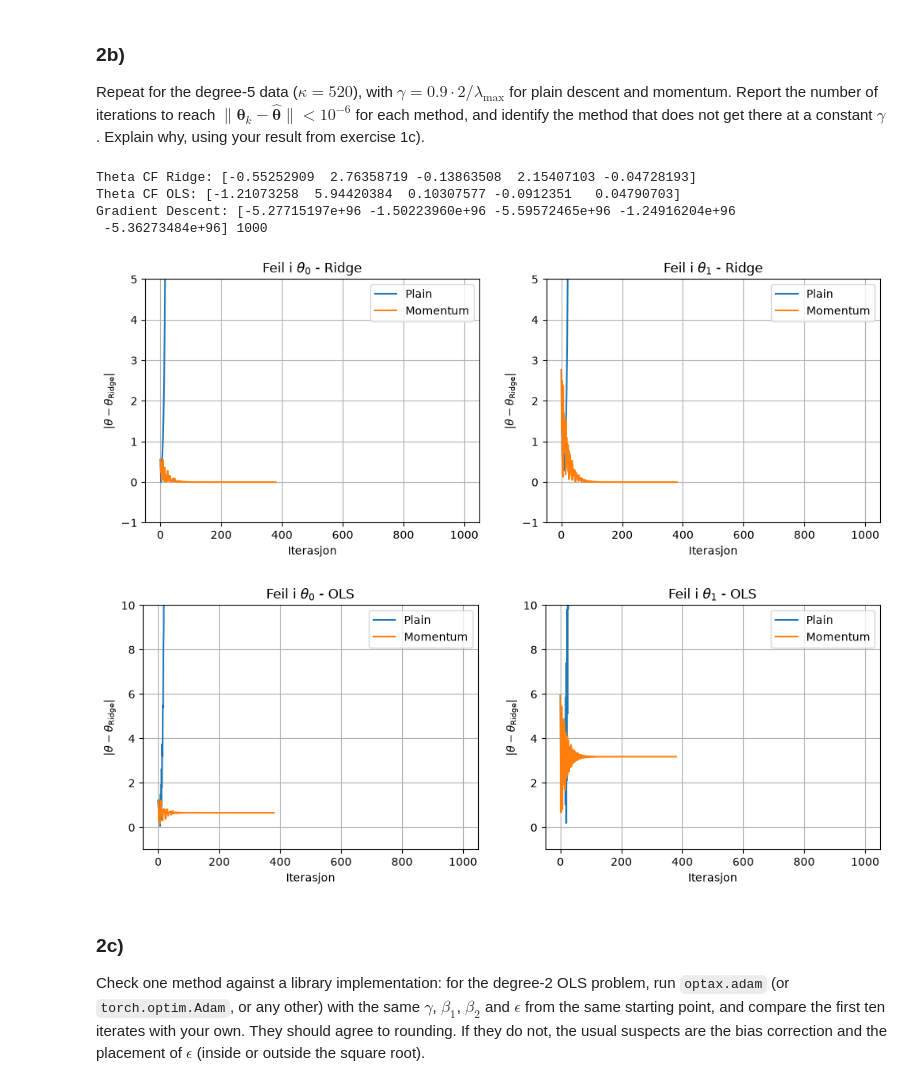
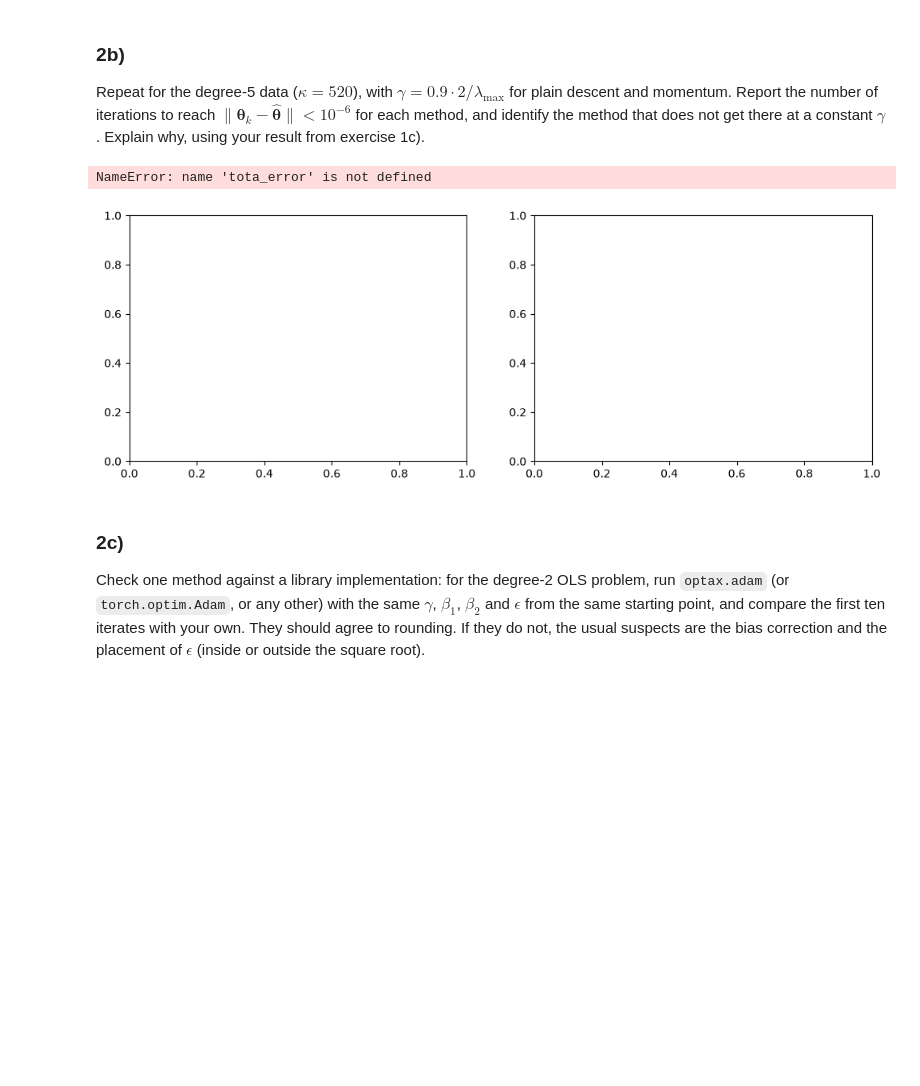
Before and after one commit to Timholmen96/MachineLearningUiO, a Jupyter notebook: doc/WeeklyMaterial/week38/exercisesweek38.ipynb, the cells around one changed output. Saved outputs shown, nothing was run; the diff lists cells and outputs as text; code cells hidden in the pictures; blank space fills up the shorter version.

```diff
--- a/doc/WeeklyMaterial/week38/exercisesweek38.ipynb
+++ b/doc/WeeklyMaterial/week38/exercisesweek38.ipynb
@@ -281,48 +273,35 @@ Explain why, using your result from exercise 1c).
 # Degree 5
 # 2/= lambda_max = 0.354
 lam = 0.01
-theta5D_R = closed_form(X5, y5, lam=lmb)
+theta5D_R = closed_form(X5, y5, lam=lam)
 theta5D_O = closed_form(X5, y5, lam=0)
-print("Theta CF Ridge:", theta5D_R)
-print("Theta CF OLS:", theta5D_O)
+#print("Theta CF Ridge:", theta5D_R)
+#print("Theta CF OLS:", theta5D_O)
 
 gam = 0.354
 degree = 5
-#theta = []
 theta0 = np.zeros(degree)
 grad = lambda th: gradient(th, X5, y5, lam = lmb)
-
-"""X5_jax = jnp.asarray(X5)
-y5_jax = jnp.asarray(y5)
-
-def cost_jax(theta, X, y, lam=0.0):
-    residual = X @ theta - y
-    return jnp.mean(residual**2) + lam * jnp.dot(theta, theta)
-
-grad_jax = jax.grad(cost_jax, argnums=0)
-
-grad = lambda th: grad_jax(th, X5_jax, y5_jax, lam=lam)
-Denne fungerer ikke som den skal eller?
-"""
-
-theta_plain, t_plain = optimise(grad, theta0, method[0], gam, tol=1e-4)
-print("Gradient Descent:", theta_plain[-1], t_plain)
-theta_mom, t_mom = optimise(grad, theta0, method[1], gam, tol=1e-4)
-#print( "momentum:", theta_mom[-1], t_mom)
-
-
-
 
 runs = {
     "Plain":    optimise(grad, theta0, "plain",    gamma=gam)[0],
     "Momentum": optimise(grad, theta0, "momentum", gamma=gam)[0],
 }
 
+#Ridge"
 fig, axes = plt.subplots(1, 2, figsize=(12, 4), sharex=True)
 
 for name, history in runs.items():
     iterations = np.arange(len(history))
     error = np.abs(history - theta5D_R)
+
+    total_error = np.linalg.norm(history - theta5D_R, axis=1)  # Til stoppkravet
+    print(tota_error)
+    reached = np.flatnonzero(total_error < 1e-6)
+    if len(reached) > 0:
+        print(f"{name}: error < 1e-6 etter {reached[0]} iterasjoner")
+    else:
+        print(f"{name}: nådde ikke error < 1e-6")
 
     axes[0].plot(iterations, error[:, 0], label=name)
     axes[1].plot(iterations, error[:, 1], label=name)
@@ -333,39 +312,44 @@ axes[1].set_title(r"Feil i $\theta_1$ - Ridge")
 for ax in axes:
     ax.set_xlabel("Iterasjon")
     ax.set_ylabel(r"$|\theta - \theta_{\mathrm{Ridge}}|$")
     ax.set_ylim(-1, 5)
     ax.legend()
     ax.grid()
 
 plt.show()
 
+# OLS
 fig, axes = plt.subplots(1, 2, figsize=(12, 4), sharex=True)
 
 for name, history in runs.items():
     iterations = np.arange(len(history))
     error = np.abs(history - theta5D_O)
+
+    total_error = np.linalg.norm(history - theta5D_R, axis=1)  # Til stoppkravet
+    print(total_error)
+    reached = np.flatnonzero(total_error < 1e-6)
+    if len(reached) > 0:
+        print(f"{name}: error < 1e-6 etter {reached[0]} iterasjoner")
+    else:
+        print(f"{name}: nådde ikke error < 1e-6")
 
     axes[0].plot(iterations, error[:, 0], label=name)
     axes[1].plot(iterations, error[:, 1], label=name)
 
 axes[0].set_title(r"Feil i $\theta_0$ - OLS")
 axes[1].set_title(r"Feil i $\theta_1$ - OLS")
 
 for ax in axes:
     ax.set_xlabel("Iterasjon")
     ax.set_ylabel(r"$|\theta - \theta_{\mathrm{Ridge}}|$")
     ax.set_ylim(-1, 10)
     ax.legend()
     ax.grid()
 
 plt.show()
 # %% [output]
-Theta CF Ridge: [-0.55252909  2.76358719 -0.13863508  2.15407103 -0.04728193]
-Theta CF OLS: [-1.21073258  5.94420384  0.10307577 -0.0912351   0.04790703]
-Gradient Descent: [-5.27715197e+96 -1.50223960e+96 -5.59572465e+96 -1.24916204e+96
- -5.36273484e+96] 1000
+NameError: name 'tota_error' is not defined
-[figure, old version]
+[figure, new version]
-[figure, removed]
 # %% [markdown]
 
 ### 2c)
```
Also changed, not shown: parts of 2 cells of this notebook.
